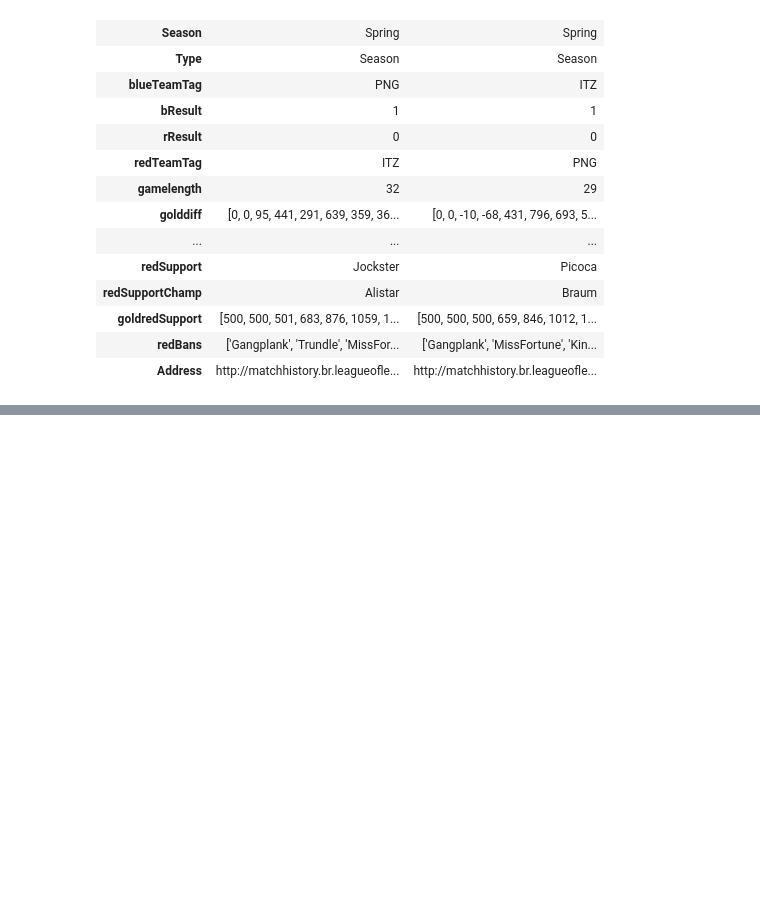
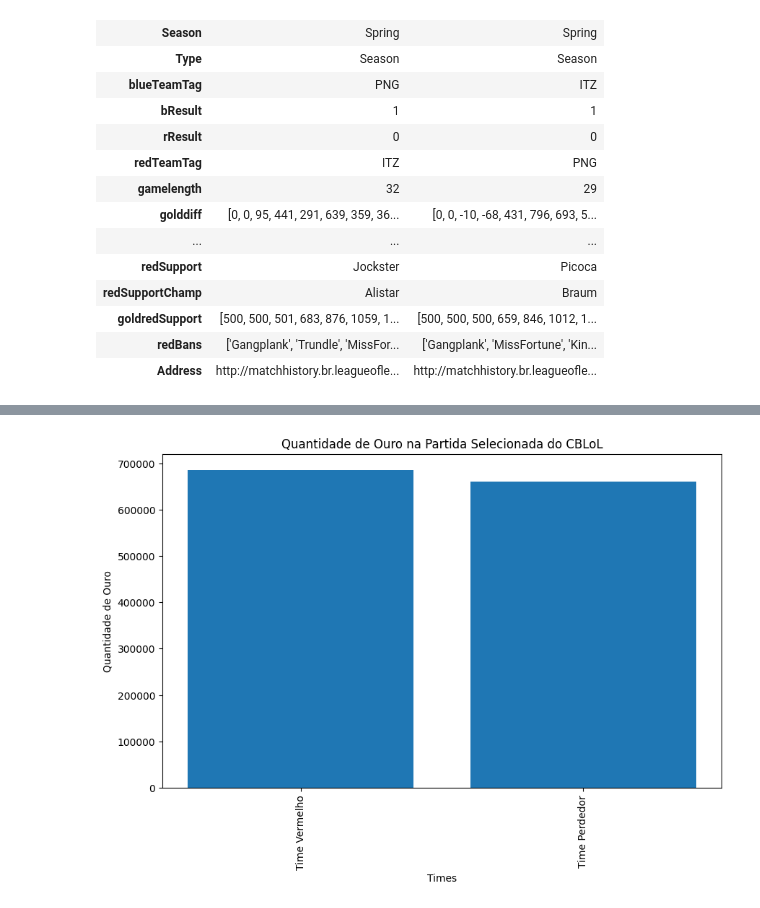
Before and after one commit to ESA2-Fiap/checkpoint-2-dataScience, a Jupyter notebook: data-analyse.ipynb, the cells around one changed output, grey strips where cells are left out. Cells and saved outputs as stored; diff of their text form; code cells hidden in the pictures; blank space fills up the shorter version.

```diff
--- a/data-analyse.ipynb
+++ b/data-analyse.ipynb
@@ -51,0 +53,30 @@ plt.show()
+# %%
+# Qual time teve mais ouro em uma partida do CBLOL ?
+partida_aleatoria = cblol.sample(n=1, random_state=42)
+
+ouro_blue = ast.literal_eval(partida_aleatoria['goldblue'].iloc[0])
+ouro_red = ast.literal_eval(partida_aleatoria['goldred'].iloc[0])
+
+ouro_total_blue = sum(ouro_blue)
+ouro_total_red = sum(ouro_red)
+
+if ouro_total_blue > ouro_total_red:
+    vencedor = 'Time Azul'
+    ouro_vencedor = ouro_total_blue
+    ouro_perdedor = ouro_total_red
+else:
+    vencedor = 'Time Vermelho'
+    ouro_vencedor = ouro_total_red
+    ouro_perdedor = ouro_total_blue
+
+times = [vencedor, 'Time Perdedor']
+valores_ouro = [ouro_vencedor, ouro_perdedor]
+
+plt.figure(figsize=(10, 6))
+plt.bar(times, valores_ouro)
+plt.xlabel('Times')
+plt.ylabel('Quantidade de Ouro')
+plt.title('Quantidade de Ouro na Partida Selecionada do CBLoL')
+plt.show()
+# %% [output]
+[figure, added]
```
Also changed, not shown: parts of 3 cells of this notebook.
